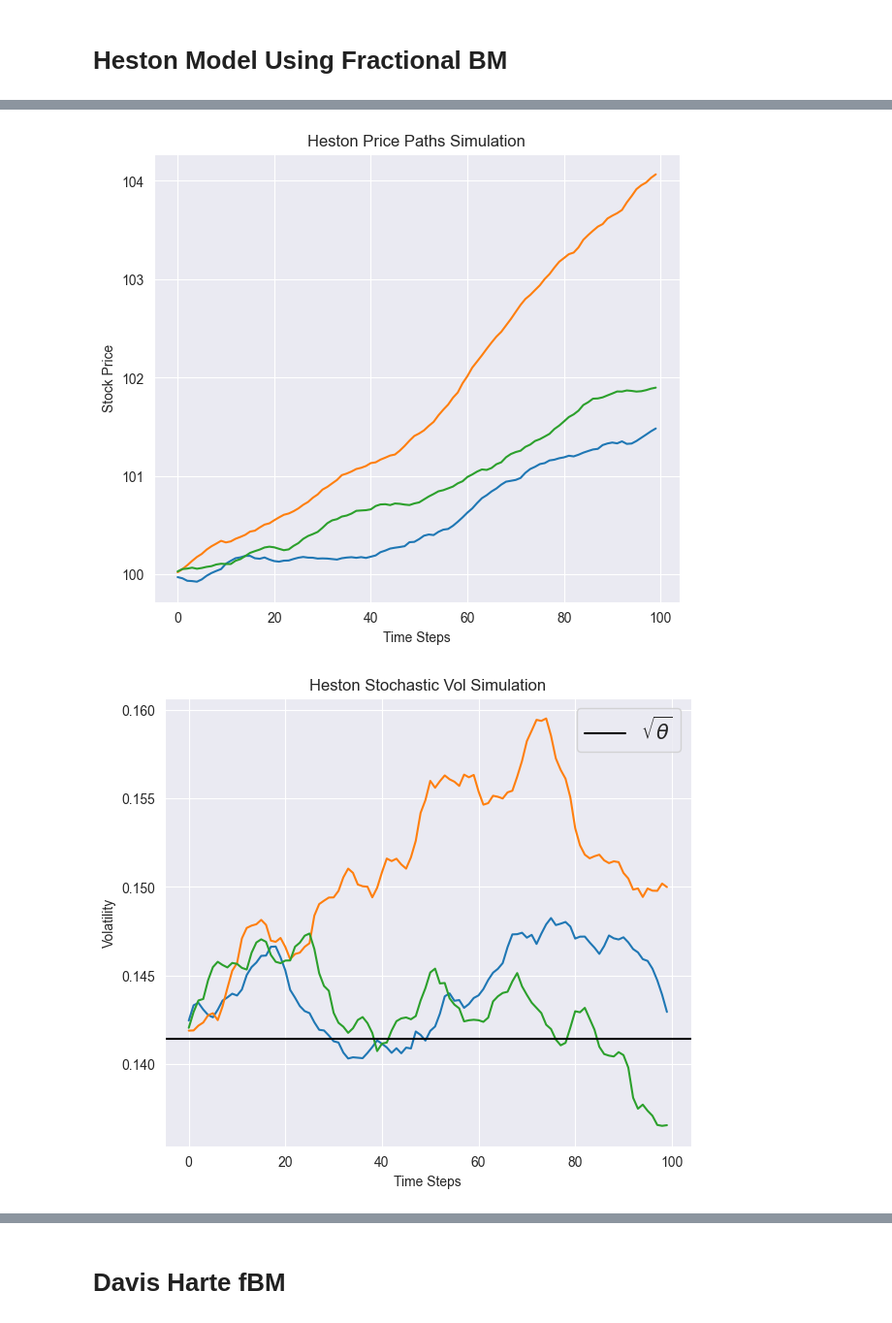
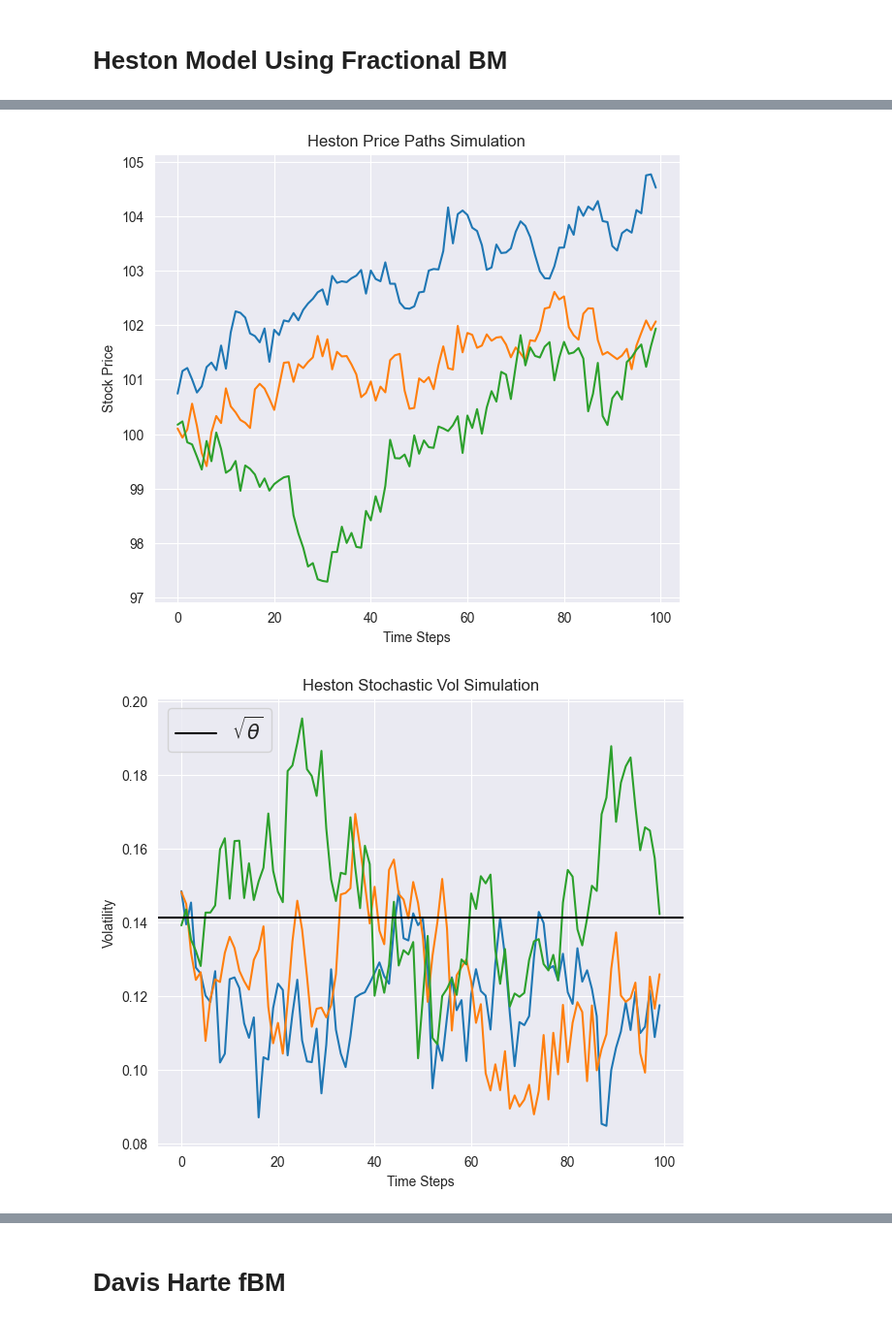
Before and after one commit to syalc1234/finalYearProject, a Jupyter notebook: FractionalBm.ipynb, the cells around one changed output, grey strips where cells are left out. Shown at 97% size. Drawn from its saved outputs; the diff is of its cells as text; code cells hidden in the pictures.

```diff
--- a/FractionalBm.ipynb
+++ b/FractionalBm.ipynb
@@ -132,7 +97,7 @@ paths =3
 steps = 100
 T = 1
 rho=-0.8
-prices, sigmas = generate_heston_model(S, T, r, kappa, theta, V_0, rho, xi, steps, paths, 0.9)
+prices, sigmas = generate_heston_model(S, T, r, kappa, theta, V_0, rho, xi, steps, paths, 0.3)
 
 plt.figure(figsize=(7,6))
 plt.plot(prices.T)
@@ -172,2 +120,2 @@ plt.show()
-[figure, old version]
+[figure, new version]
-[figure, old version]
+[figure, new version]
```
Also changed, not shown: parts of 7 cells of this notebook.
